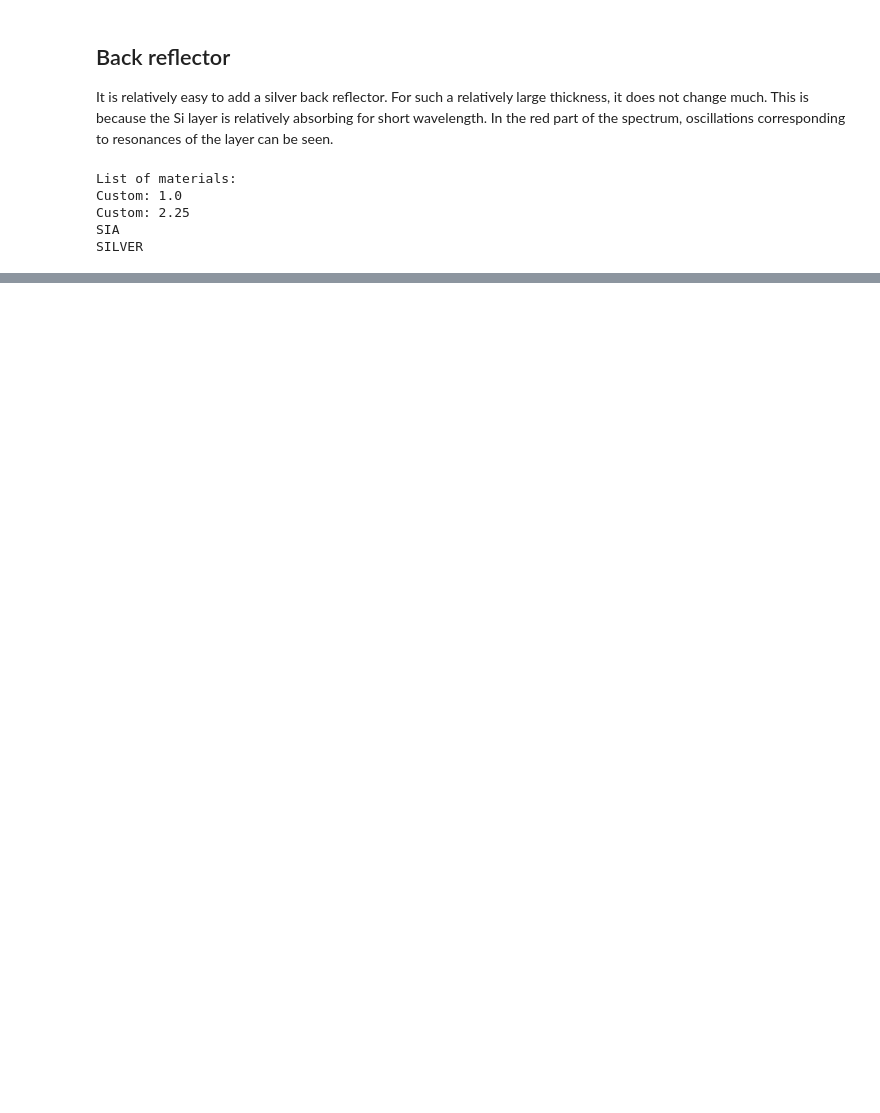
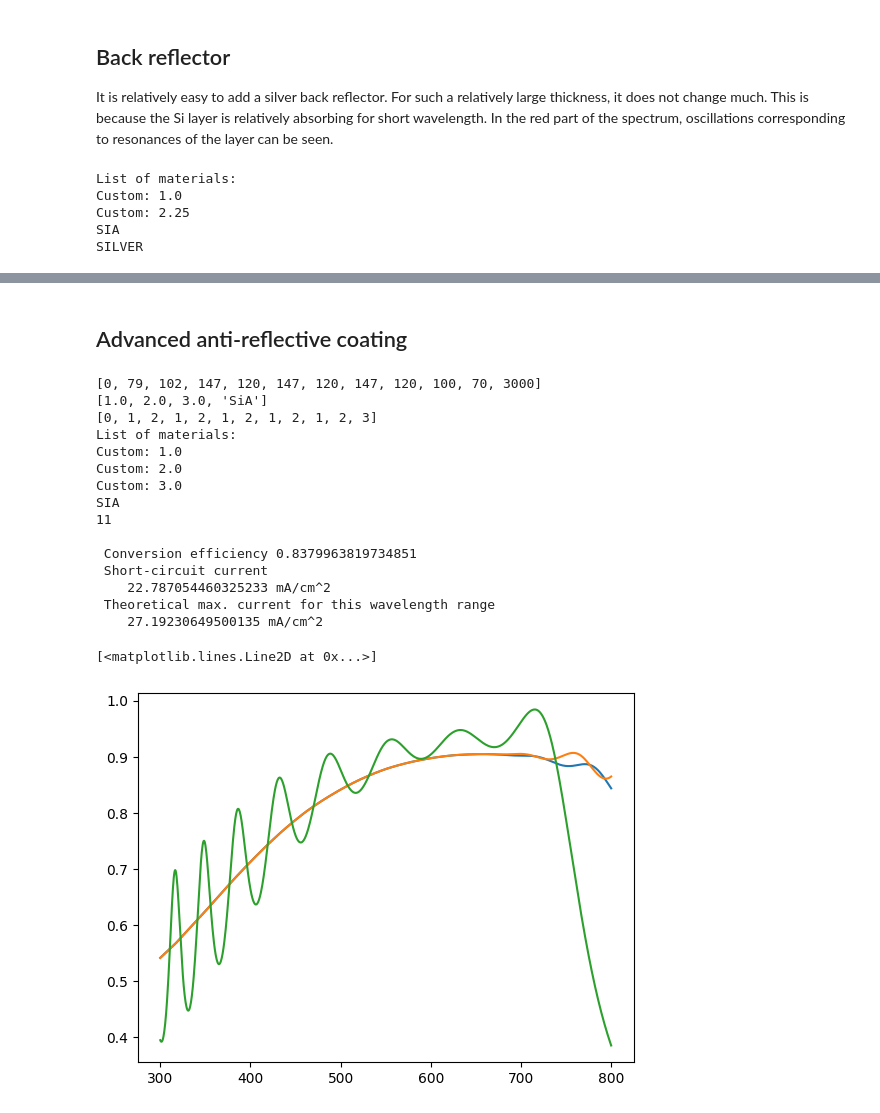
Before and after one commit to AnMoreau/PyMoosh, a Jupyter notebook: notebooks/Photovoltaics.ipynb, the cells around one changed output, grey strips where cells are left out. Drawn from its saved outputs; the diff is of its cells as text; code cells hidden in the pictures; blank space fills up the shorter version.

Commit message:
update Photovoltaics Notebook with advanced_AR

```diff
--- a/notebooks/Photovoltaics.ipynb
+++ b/notebooks/Photovoltaics.ipynb
@@ -107,0 +108,45 @@ plt.plot(wl,absorb3)
+# %% [markdown]
+## Advanced anti-reflective coating
+# %%
+adapt_imp_air = [79,102]
+adapt_imp_si = [100,70]
+dbr = [147, 120]*3
+hauteur = [0] + adapt_imp_air + dbr + adapt_imp_si + [3000]
+print(hauteur)
+
+Epsilon = [1.,2.,3., "SiA"]
+print(Epsilon)
+
+Type = [0] + [1,2]*5 + [3]
+print(Type)
+
+advanced_AR = Structure(Epsilon, Type, hauteur)
+active_layer = len(hauteur) -1
+print(active_layer)
+
+efficiency,current,current_max,wl,spectrum,absorb4 = Photo(advanced_AR,0.,0.,300.,800.,[active_layer],1000)
+
+print("\n Conversion efficiency",efficiency,"\n Short-circuit current \n   ",current,"mA/cm^2 \n Theoretical max. current for this wavelength range\n   ",current_max,"mA/cm^2")
+
+plt.figure(3)
+plt.plot(wl,absorb2)
+plt.plot(wl,absorb3)
+plt.plot(wl, absorb4)
+# %% [output]
+[0, 79, 102, 147, 120, 147, 120, 147, 120, 100, 70, 3000]
+[1.0, 2.0, 3.0, 'SiA']
+[0, 1, 2, 1, 2, 1, 2, 1, 2, 1, 2, 3]
+List of materials:
+Custom: 1.0
+Custom: 2.0
+Custom: 3.0
+SIA
+11
+
+ Conversion efficiency 0.8379963819734851
+ Short-circuit current
+    22.787054460325233 mA/cm^2
+ Theoretical max. current for this wavelength range
+    27.19230649500135 mA/cm^2
+[<matplotlib.lines.Line2D at 0x...>]
+[figure, added]
```
Also changed, not shown: parts of 3 cells of this notebook.
